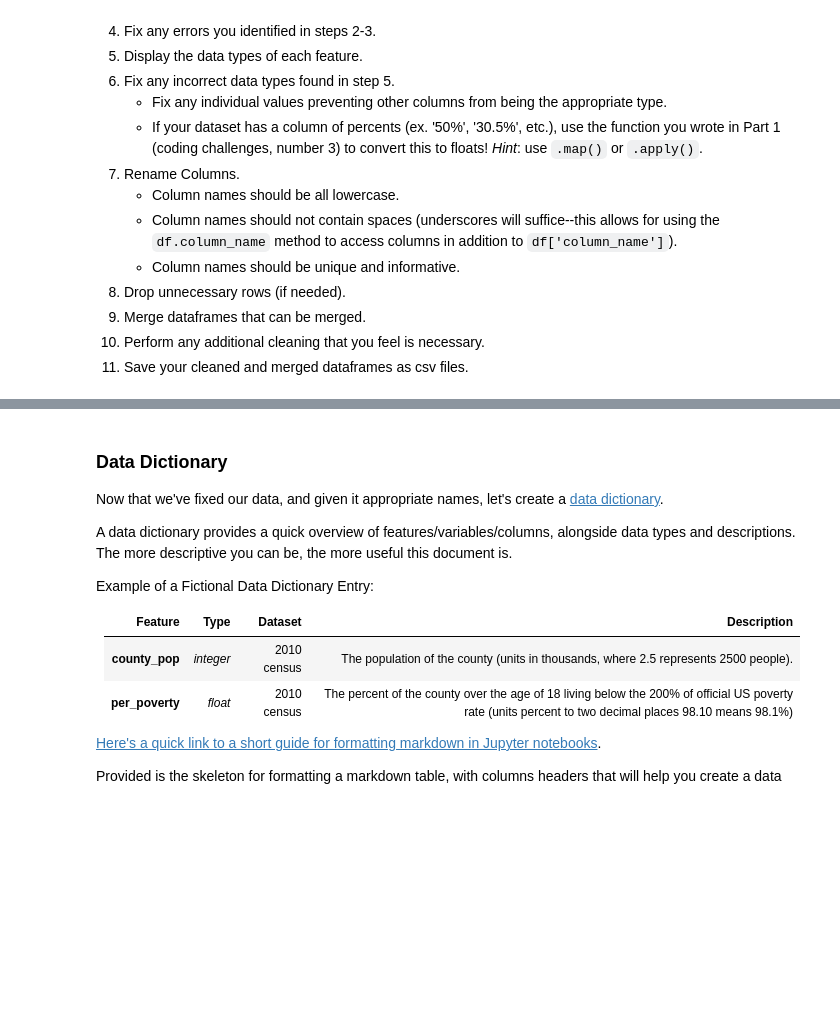
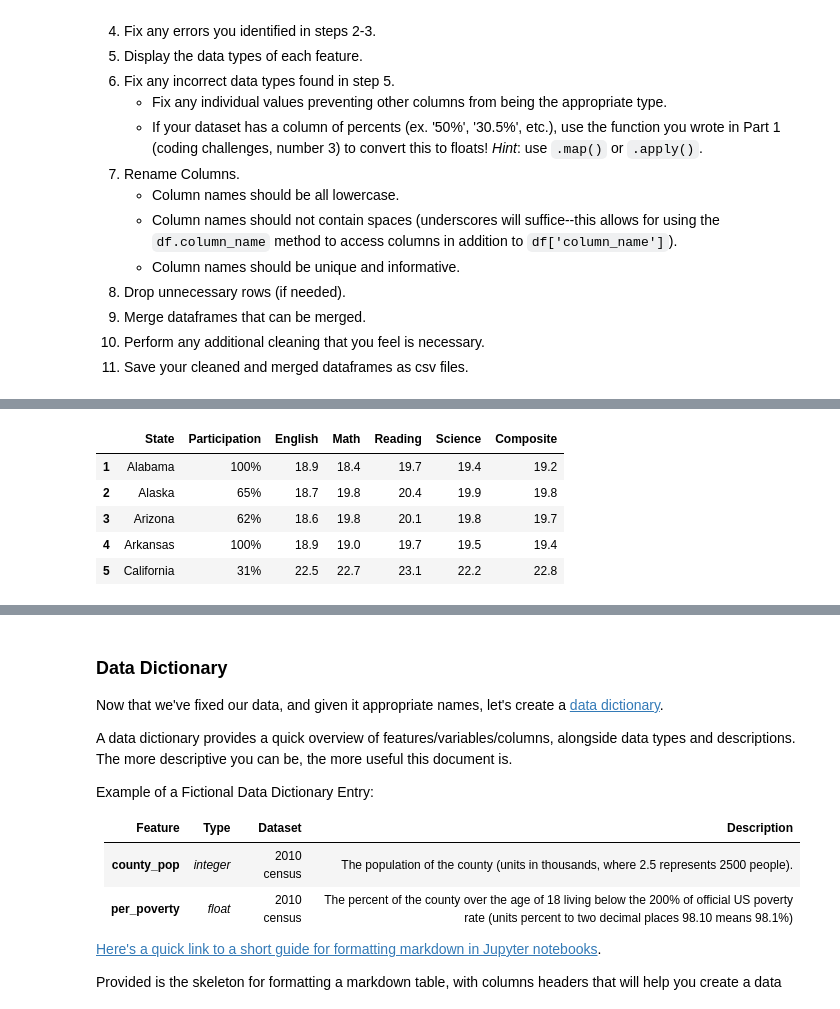
Before and after one commit to salonzzz/DSI25_project1, a Jupyter notebook: code/starter-code.ipynb, the cells around one changed output, grey strips where cells are left out. Cells and saved outputs as stored; diff of their text form; code cells hidden in the pictures; blank space fills up the shorter version.

```diff
--- a/code/starter-code.ipynb
+++ b/code/starter-code.ipynb
@@ -150,0 +286,4 @@ Import the datasets that you selected for this project and go through the follow
+# %%
+# For ACT 2017 "Science", replace 2.3 with 23.2
+act_2017.loc[act_2017.State == "Maryland", "Science"] = 23.2
+act_2017[act_2017["State"] == "Maryland"]
@@ -150,0 +298,8 @@ Import the datasets that you selected for this project and go through the follow
+# %%
+## Error message: Revealed that there is a value 20.2x that cannot be converted to a float.
+## Finding which state has composite value of 20.2x and replacing with 20.2
+act_2017[act_2017["Composite"] == "20.2x"]
+act_2017.loc[act_2017.State == "Wyoming", "Composite"] = "20.2"
+act_2017[act_2017["State"] == "Wyoming"]
+act_2017["Composite"] = act_2017["Composite"].astype(float)
+act_2017.dtypes
@@ -150,0 +315,11 @@ Import the datasets that you selected for this project and go through the follow
+# %%
+# For ACT 2017 drop "national" from rows
+act_2017.drop(act_2017[act_2017["State"] == "National"].index, axis = 0, inplace = True)
+act_2017.head()
+# %% [output]
+|  | State | Participation | English | Math | Reading | Science | Composite |
+| 1 | Alabama | 100% | 18.9 | 18.4 | 19.7 | 19.4 | 19.2 |
+| 2 | Alaska | 65% | 18.7 | 19.8 | 20.4 | 19.9 | 19.8 |
+| 3 | Arizona | 62% | 18.6 | 19.8 | 20.1 | 19.8 | 19.7 |
+| 4 | Arkansas | 100% | 18.9 | 19.0 | 19.7 | 19.5 | 19.4 |
+| 5 | California | 31% | 22.5 | 22.7 | 23.1 | 22.2 | 22.8 |
```
Also changed, not shown: parts of 76 cells of this notebook, 5 other files.
